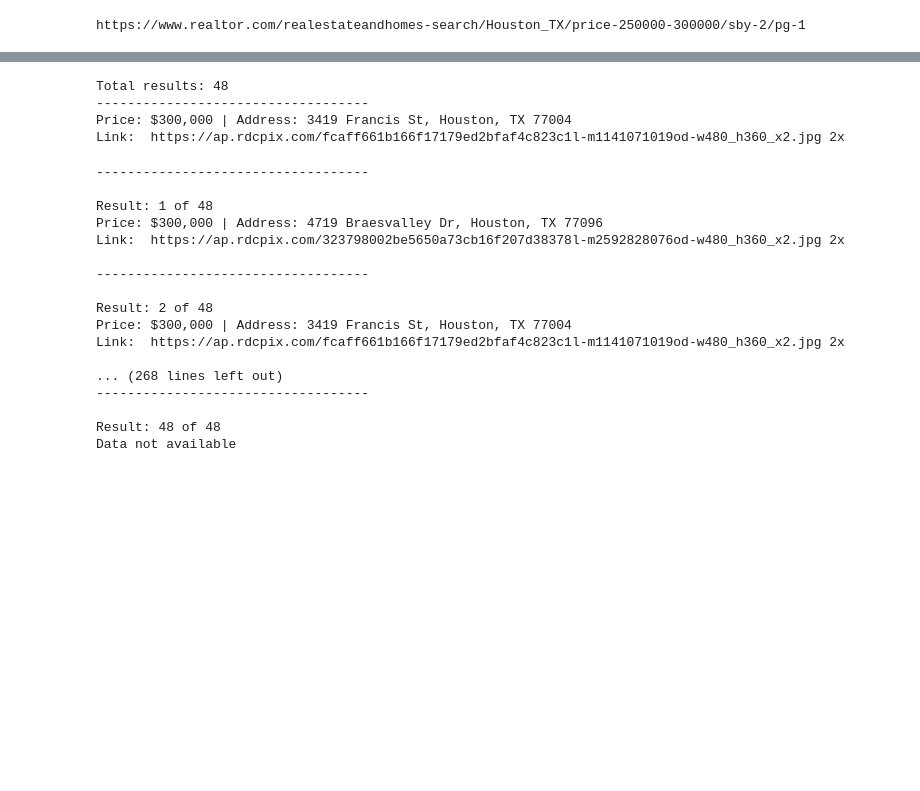
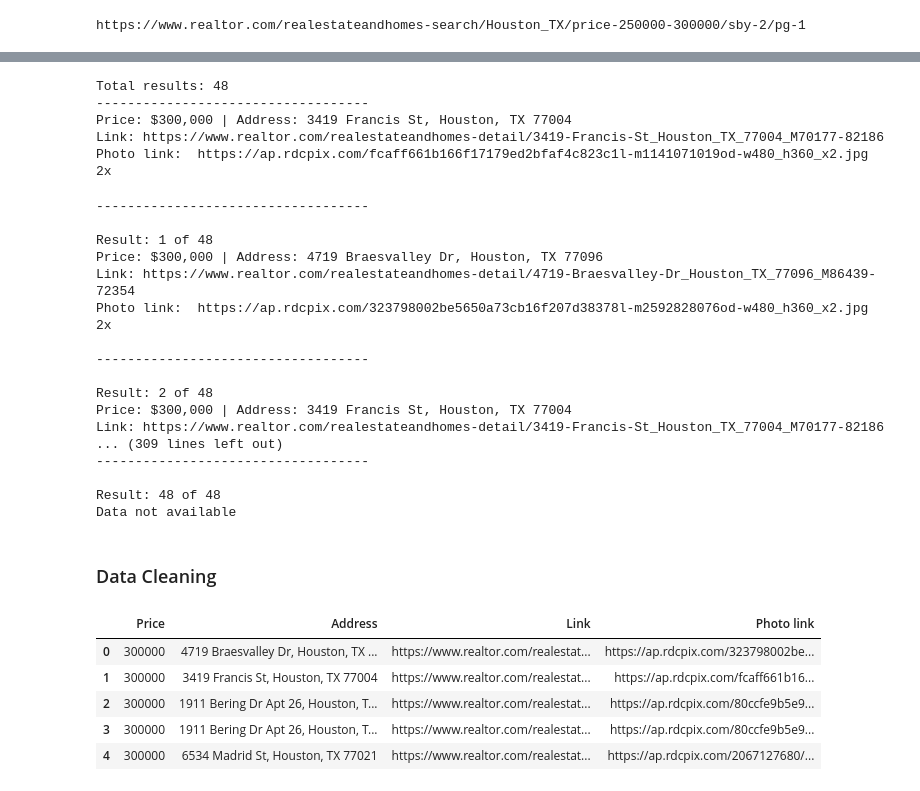
Before and after one commit to gpivaro/Project_3, a Jupyter notebook: Realtor_Scraper.ipynb, the cells around one changed output, grey strips where cells are left out. Drawn from its saved outputs; the diff is of its cells as text; code cells hidden in the pictures; blank space fills up the shorter version.

```diff
--- a/Realtor_Scraper.ipynb
+++ b/Realtor_Scraper.ipynb
@@ -24,6 +26,7 @@ browser = Browser('chrome', **executable_path, headless=False)
 # %%
 # URL of page to be scraped
 url_realtor = "https://www.realtor.com/realestateandhomes-search/Houston_TX/price-"
+link_details = "https://www.realtor.com"
 min_price = '250000'
 max_price = '300000'
 sort_by = '/sby-2' # Highest to lowest price
@@ -58,16 +69,22 @@ house_price = results[1].find('span', class_="sc-pZnSc jEfqsK")
 # print(f"Price: {house_price.text}")
 img_label = results[1].find('img', class_="fade top")
 # print(f"Address: {img_label['alt']}")
+link_page = results[1].find('a')['href']
+
 
 print(f"Price: {house_price.text} | Address: {img_label['alt']}")
-print(f"Link: {img_label['srcset'].split(',')[1]}")
+print(f"Link: {link_details}{link_page}")
+print(f"Photo link: {img_label['srcset'].split(',')[1]}")
 # %% [output]
 Total results: 48
 -----------------------------------
 Price: $300,000 | Address: 3419 Francis St, Houston, TX 77004
-Link:  https://ap.rdcpix.com/fcaff661b166f17179ed2bfaf4c823c1l-m1141071019od-w480_h360_x2.jpg 2x
+Link: https://www.realtor.com/realestateandhomes-detail/3419-Francis-St_Houston_TX_77004_M70177-82186
+Photo link:  https://ap.rdcpix.com/fcaff661b166f17179ed2bfaf4c823c1l-m1141071019od-w480_h360_x2.jpg 2x
 # %%
+# Print results and save to a dictionary
 n = 0
+realstate_list = []
 for result in results:
     n = n + 1
     print('-----------------------------------')
@@ -77,37 +94,50 @@ for result in results:
 #         print(f'Result: {n} of {len(results)}')
         price_div = result.find('div', class_="price")
         house_price = price_div.find('span').text.split('$')[-1]
+        link_page = result.find('a')['href']
         img_label = result.find('img')
         address = img_label['alt']
         print(f"Price: ${house_price} | Address: {address}")
         try:
             price_reduced = result.find('span', class_="price-reduced-amount")
-            print(f"Price reduced: {price_reduced.text}")
+            price_now = price_reduced.text
+            print(f"Price reduced: {price_now}")
         except:
             pass
+        print(f"Link: {link_details}{link_page}")
         try:
             photo_url = img_label['srcset'].split(',')[1]
-            print(f"Link: {photo_url}")
+            print(f"Photo link: {photo_url}")
         except:
             print(f"Photo not available")
     else:
         print('Data not available')
 
     print('')
+
+#     Save results to a dictionary
+    realstate_list.append(
+        {
+            "Price": int(house_price.replace(',','')),
+            "Address": address,
+            "Link": str(link_details+link_page),
+            "Photo link": photo_url
+        }
+    )
 # %% [output]
 -----------------------------------
 
 Result: 1 of 48
 Price: $300,000 | Address: 4719 Braesvalley Dr, Houston, TX 77096
-Link:  https://ap.rdcpix.com/323798002be5650a73cb16f207d38378l-m2592828076od-w480_h360_x2.jpg 2x
+Link: https://www.realtor.com/realestateandhomes-detail/4719-Braesvalley-Dr_Houston_TX_77096_M86439-72354
+Photo link:  https://ap.rdcpix.com/323798002be5650a73cb16f207d38378l-m2592828076od-w480_h360_x2.jpg 2x
 
 -----------------------------------
 
 Result: 2 of 48
 Price: $300,000 | Address: 3419 Francis St, Houston, TX 77004
-Link:  https://ap.rdcpix.com/fcaff661b166f17179ed2bfaf4c823c1l-m1141071019od-w480_h360_x2.jpg 2x
-
-... (268 lines left out)
+Link: https://www.realtor.com/realestateandhomes-detail/3419-Francis-St_Houston_TX_77004_M70177-82186
+... (309 lines left out)
 -----------------------------------
 
 Result: 48 of 48
@@ -126,0 +148,13 @@ browser.quit()
+# %% [markdown]
+### Data Cleaning
+# %%
+# Save the data to a dataframe
+listing_df = pd.DataFrame(realstate_list)
+listing_df.head()
+# %% [output]
+|  | Price | Address | Link | Photo link |
+| 0 | 300000 | 4719 Braesvalley Dr, Houston, TX ... | https://www.realtor.com/realestat... | https://ap.rdcpix.com/323798002be... |
+| 1 | 300000 | 3419 Francis St, Houston, TX 77004 | https://www.realtor.com/realestat... | https://ap.rdcpix.com/fcaff661b16... |
+| 2 | 300000 | 1911 Bering Dr Apt 26, Houston, T... | https://www.realtor.com/realestat... | https://ap.rdcpix.com/80ccfe9b5e9... |
+| 3 | 300000 | 1911 Bering Dr Apt 26, Houston, T... | https://www.realtor.com/realestat... | https://ap.rdcpix.com/80ccfe9b5e9... |
+| 4 | 300000 | 6534 Madrid St, Houston, TX 77021 | https://www.realtor.com/realestat... | https://ap.rdcpix.com/2067127680/... |
```
Also changed, not shown: parts of 7 cells of this notebook, 5 other files.
